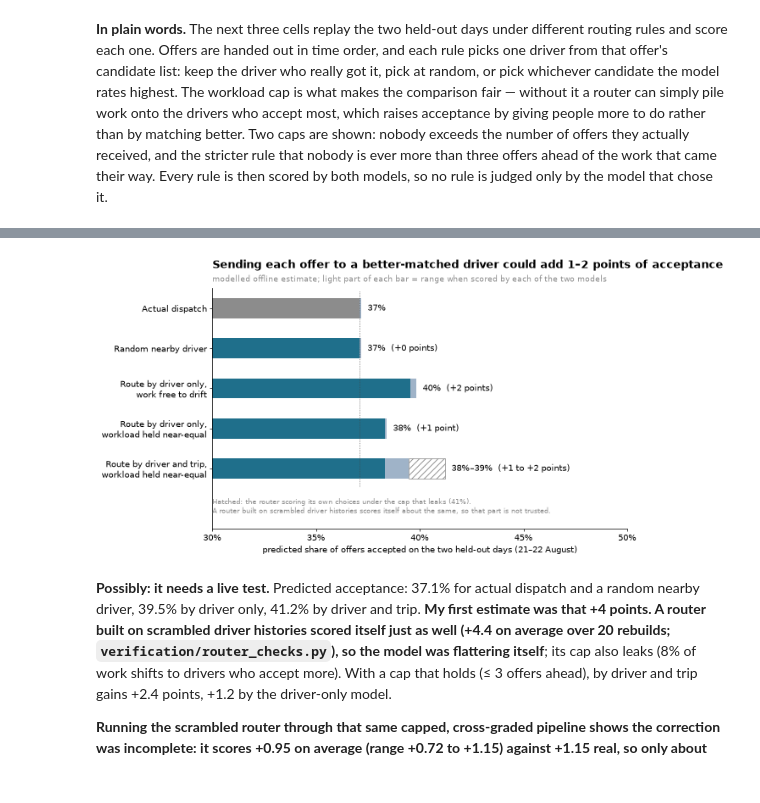
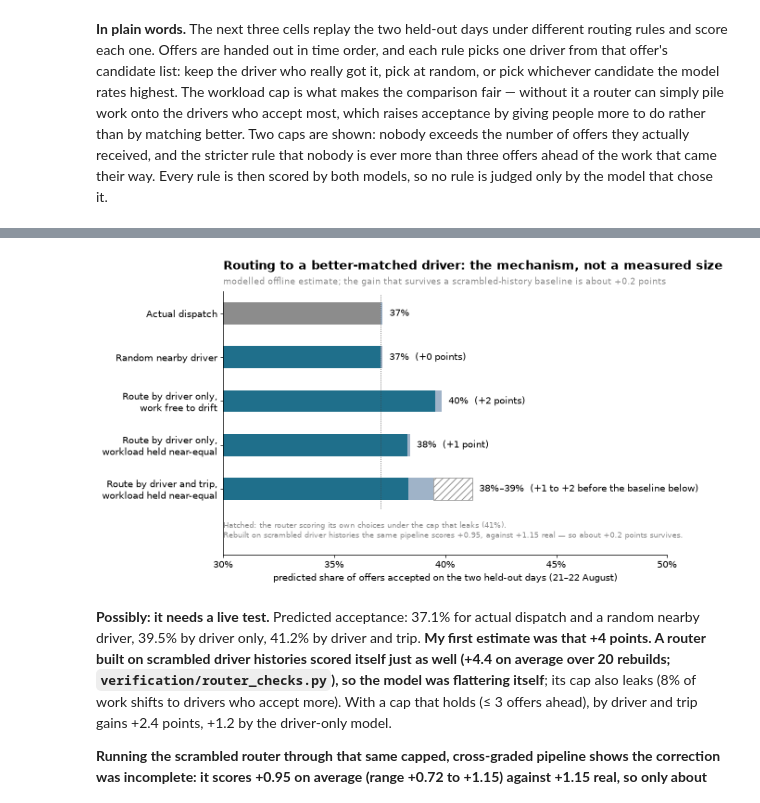
Before and after one commit to retinapeg/odysse-take-home, a Jupyter notebook: notebooks/Odysse_Ride_Analysis.ipynb, the cells around one changed output, grey strips where cells are left out. Drawn from its saved outputs; the diff is of its cells as text; code cells hidden in the pictures.

```diff
--- a/notebooks/Odysse_Ride_Analysis.ipynb
+++ b/notebooks/Odysse_Ride_Analysis.ipynb
@@ -1265,35 +1265,35 @@ def bar_label(policy):
     whole = [int(round(gain)) for gain in gains]
     if gains[1] - gains[0] < 1:                 # show a range only where the scorings differ
         return f"{share}  ({whole[0]:+d} point{'s' * (whole[0] != 1)})"
-    return f'{share}  ({whole[0]:+d} to {whole[1]:+d} points)'
+    return f'{share}  ({whole[0]:+d} to {whole[1]:+d} before the baseline below)'
 # %%
 rows = np.arange(len(names))[::-1]                          # first policy at the top
 fig, ax = plt.subplots(figsize=(9.9, 5.6))
 ax.barh(rows, bar_low, height=.5, color=[GREY] + [ACCENT] * 4, zorder=2)
 ax.barh(rows, bar_high - bar_low, height=.5, left=bar_low, color=BLUE_GREY, zorder=2)
 ax.barh(rows[-1], leaky_cap - bar_high.iloc[-1], height=.5, left=bar_high.iloc[-1],
         color='white', edgecolor=GREY, hatch='///', lw=.8, zorder=2)
 ax.vlines(trip_model_score['actual dispatch'], -.45, len(names) - .55,
           color='#444444', lw=.8, linestyle=':', zorder=3)   # stops above the footnote
 for row, policy in zip(rows, names):
     bar_end = max(bar_high[policy], leaky_cap if row == rows[-1] else 0)
     ax.annotate(bar_label(policy), (bar_end, row), xytext=(8, 0), textcoords='offset points',
                 va='center', fontsize=11)
 ax.text(.3, -.95,
         f'Hatched: the router scoring its own choices under the cap that leaks ({leaky_cap:.0%}).\n'
-        'A router built on scrambled driver histories scores itself about the same, '
-        'so that part is not trusted.',
+        'Rebuilt on scrambled driver histories the same pipeline scores +0.95, against +1.15 real '
+        '— so about +0.2 points survives.',
         fontsize=9, color=GREY, va='center')
 ax.set_yticks(rows, list(names.values()))
 ax.set(xlim=(.3, .5), ylim=(-1.5, len(names) - .5), xticks=np.arange(.3, .51, .05))
 ax.set_xlabel('predicted share of offers accepted on the two held-out days (21–22 August)')
 pct(ax)
-titled(ax, 'Sending each offer to a better-matched driver could add 1–2 points of acceptance',
-       'modelled offline estimate; light part of each bar = range when scored by each '
-       'of the two models')
+titled(ax, 'Routing to a better-matched driver: the mechanism, not a measured size',
+       'modelled offline estimate; the gain that survives a scrambled-history baseline '
+       'is about +0.2 points')
 plt.tight_layout(); plt.show()
 # %% [output]
-[figure, old version]
+[figure, new version]
 # %% [markdown]
 **Possibly: it needs a live test.** Predicted acceptance: 37.1% for actual dispatch and a random nearby driver, 39.5% by driver
 only, 41.2% by driver and trip. **My first estimate was that +4 points. A router built on scrambled driver histories scored itself
```
Also changed, not shown: parts of 3 cells of this notebook, 3 other files.
